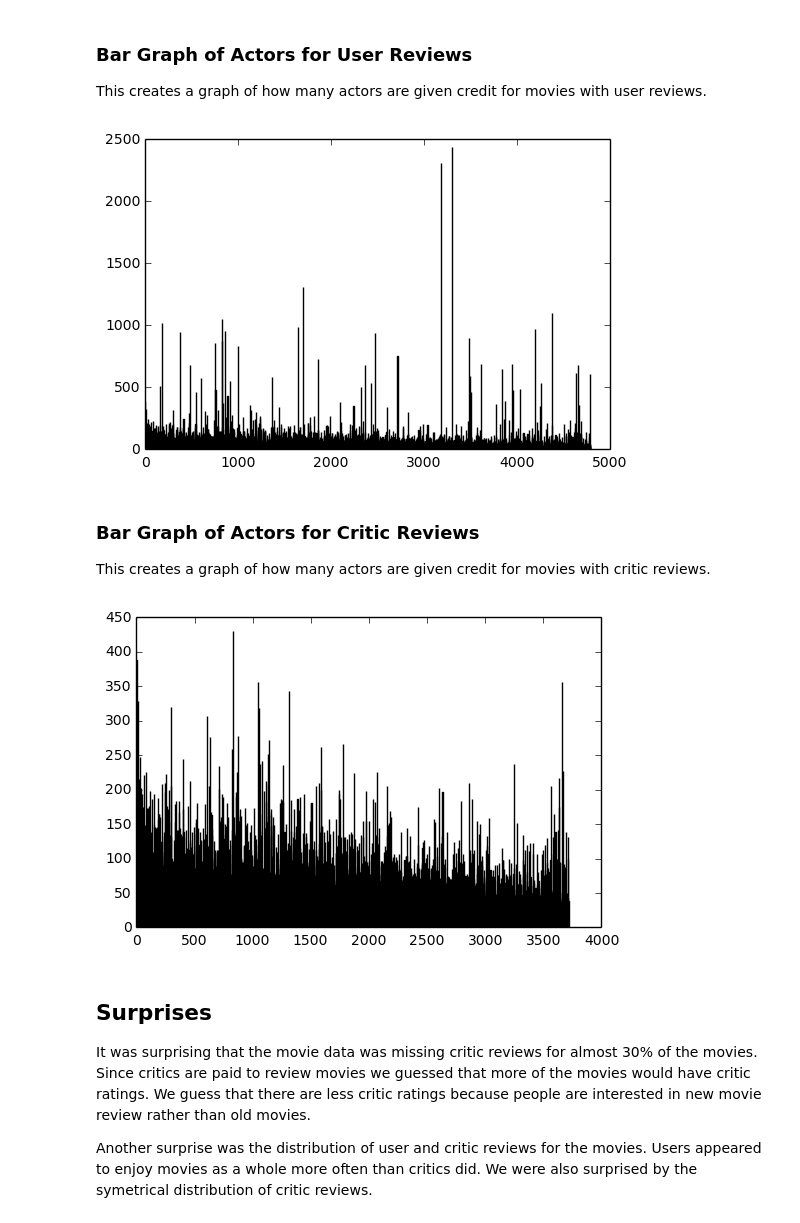
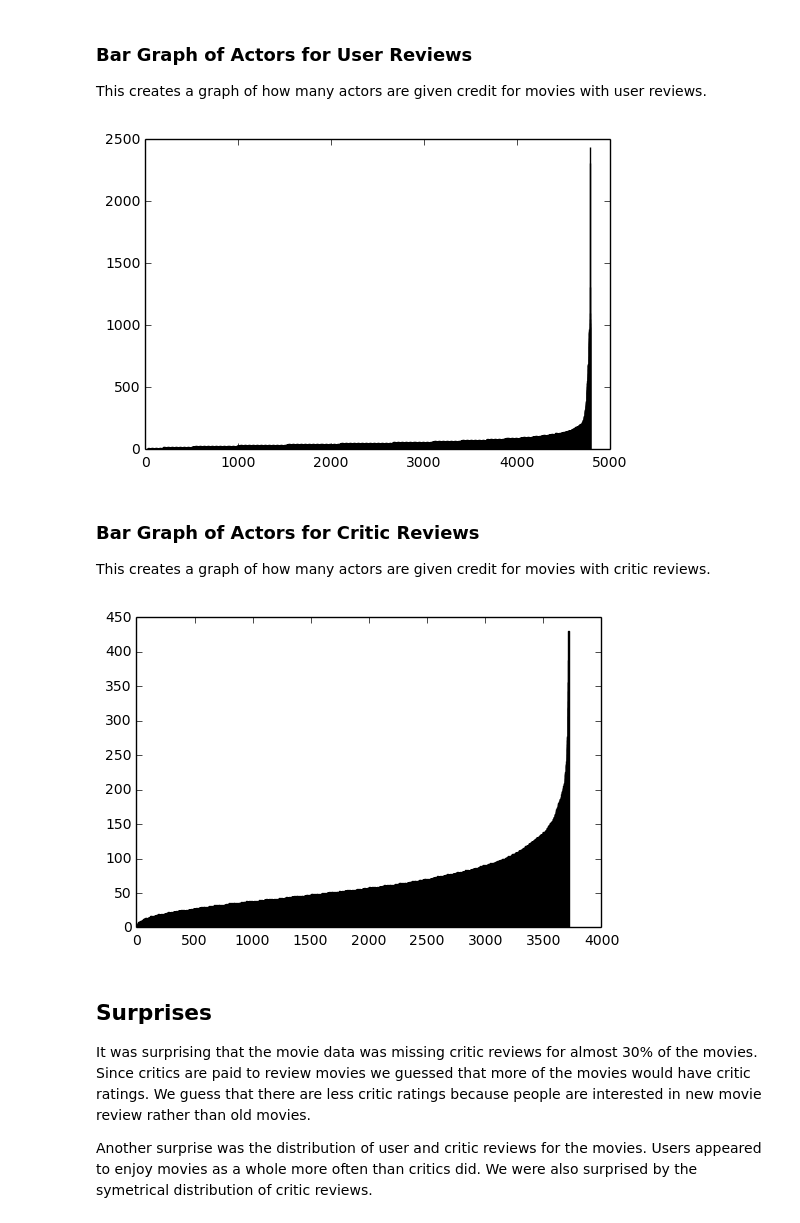
Before and after one commit to CSCI4800-Fall2016-Group12/IMDB-Rating-Prediction, a Jupyter notebook: Data Exploration.ipynb, the cells around one changed output. Saved outputs shown, nothing was run; the diff lists cells and outputs as text; code cells hidden in the pictures.

```diff
--- a/Data Exploration.ipynb
+++ b/Data Exploration.ipynb
@@ -439,27 +445,31 @@ while i < len(user_actor_count):
     user_actors.append((user_actor_count[i].count('|') + 1))   #add 1 to account that '|' is between actors only
     i = i + 1
 
+user_actors.sort()
+
 N = len(user_actors)
 x = range(N)
 h7 = pylab.bar(x, user_actors, .5)
 # %% [output]
-[figure, old version]
+[figure, new version]
 # %% [markdown]
 ### Bar Graph of Actors for Critic Reviews
 This creates a graph of how many actors are given credit for movies with critic reviews.
 # %%
 critic_actor_count = getcol('cast_info', critic_movdata)
 critic_actors = list()
 j = 0
 while j < len(critic_actor_count):
     critic_actors.append((critic_actor_count[j].count('|') + 1))   #add 1 to account that '|' is between actors only
     j = j + 1
 
+critic_actors.sort()
+
 M = len(critic_actors)
 y = range(M)
 h8 = pylab.bar(y, critic_actors, .5)
 # %% [output]
-[figure, old version]
+[figure, new version]
 # %% [markdown]
 
 ## Surprises
```
Also changed, not shown: parts of 4 cells of this notebook.
